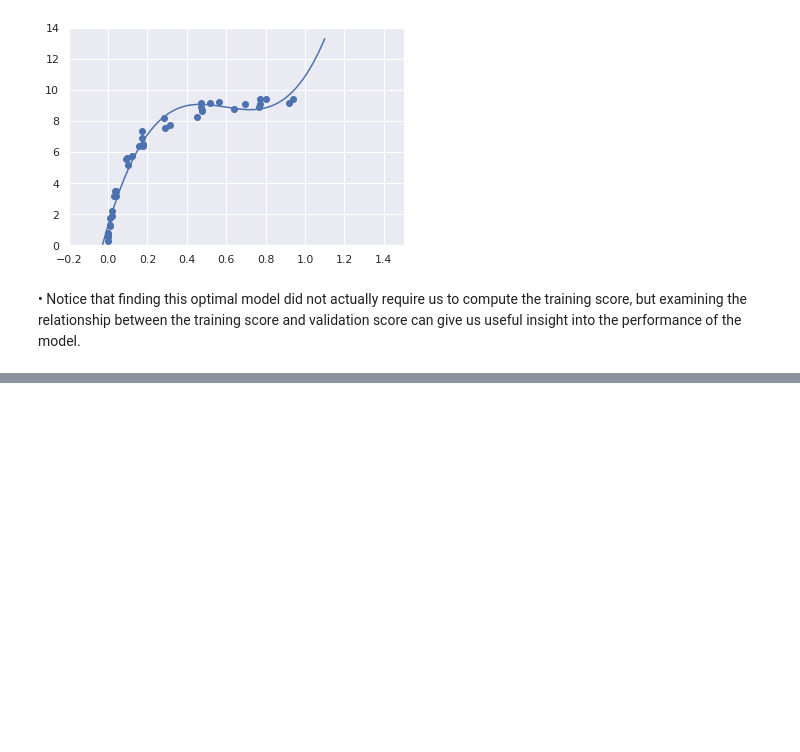
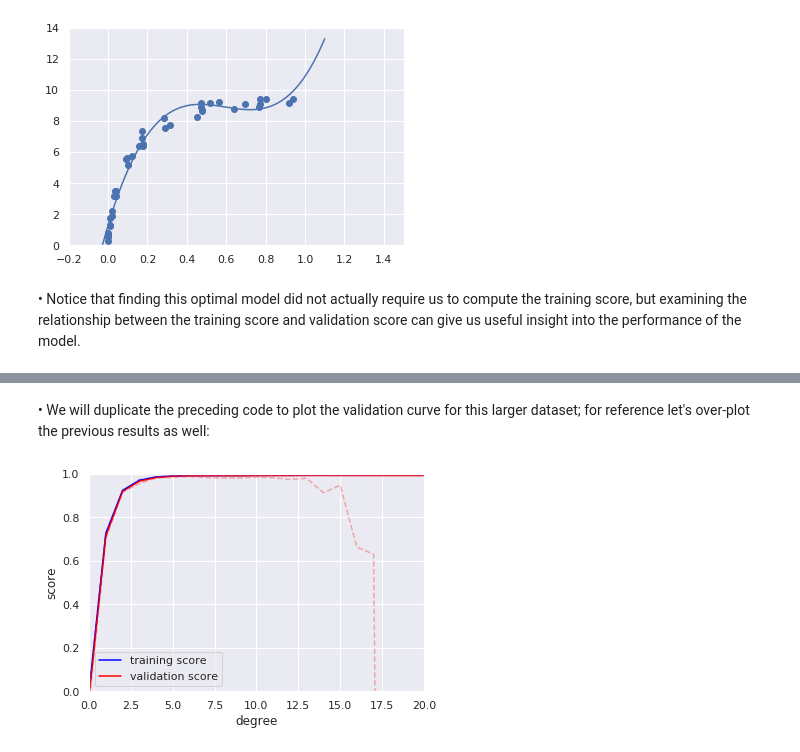
Before and after one commit to rajesh1994/python_excercise_programiz, a Jupyter notebook: python/12_scikit_learn/2. Hyperparameters and Model Validation.ipynb, the cells around one changed output, grey strips where cells are left out. Drawn from its saved outputs; the diff is of its cells as text; code cells hidden in the pictures; blank space fills up the shorter version.

```diff
--- a/python/12_scikit_learn/2. Hyperparameters and Model Validation.ipynb
+++ b/python/12_scikit_learn/2. Hyperparameters and Model Validation.ipynb
@@ -267,0 +277,17 @@ For example, let's generate a new dataset with a factor of five more points:
+# %% [markdown]
+• We will duplicate the preceding code to plot the validation curve for this larger dataset; for reference let's over-plot the previous results as well:
+# %%
+degree = np.arange(21)
+train_score2, val_score2 = validation_curve(PolynomialRegression(), X2, y2,
+                                           'polynomialfeatures__degree', degree, cv=7)
+plt.plot(degree, np.median(train_score2, 1), color = 'blue', label = 'training score')
+plt.plot(degree, np.median(val_score2, 1), color = 'red', label = 'validation score')
+plt.plot(degree, np.median(train_score, 1), color = 'blue', alpha = 0.3, linestyle = 'dashed')
+plt.plot(degree, np.median(val_score, 1), color = 'red', alpha = 0.3, linestyle = 'dashed')
+plt.legend(loc = 'best')
+plt.ylim(0, 1.0)
+plt.xlim(0, 20)
+plt.xlabel('degree')
+plt.ylabel('score');
+# %% [output]
+[figure, added]
```
Also changed, not shown: parts of 7 cells of this notebook.
